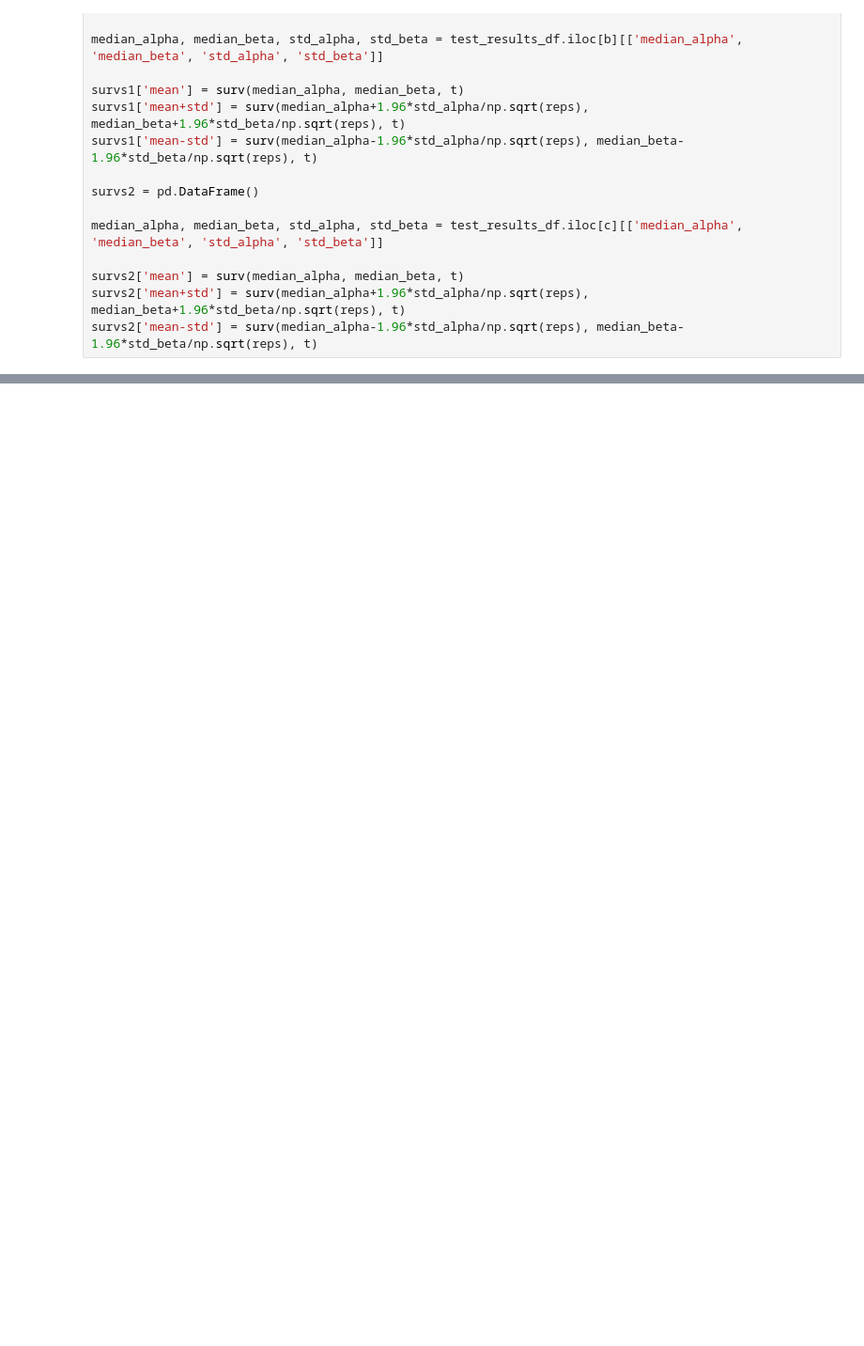
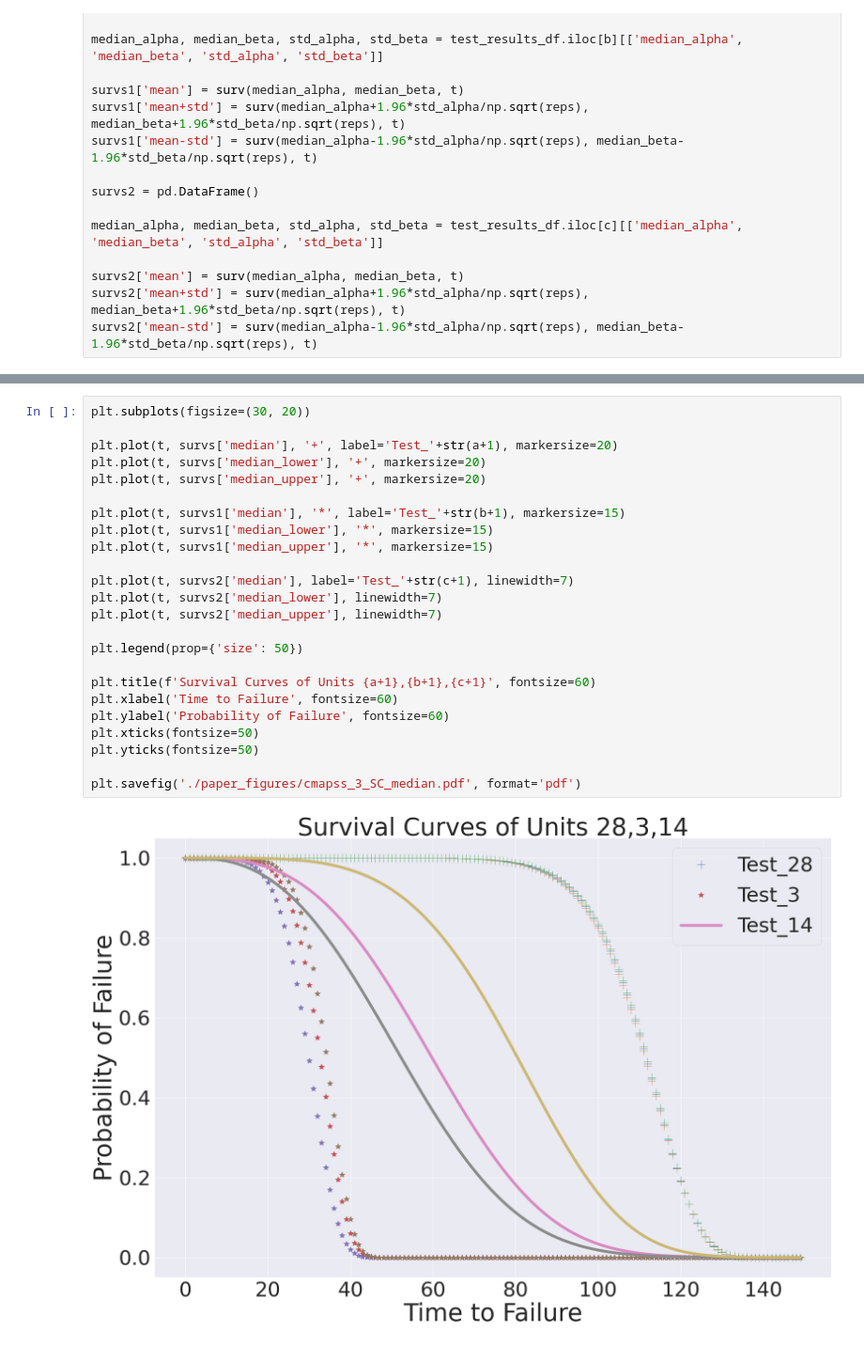
Before and after one commit to MariosKef/RULe, a Jupyter notebook: tests_dataset3.ipynb, the cells around one changed output, grey strips where cells are left out. Shown at 94% size. Drawn from its saved outputs; the diff is of its cells as text; blank space fills up the shorter version.

Commit message:
Updated calculation of survival curves using the median.

```diff
--- a/tests_dataset3.ipynb
+++ b/tests_dataset3.ipynb
@@ -880,0 +926,26 @@ plt.savefig('./paper_figures/cmapss_3_SC.pdf', format='pdf')
+# %%
+plt.subplots(figsize=(30, 20))
+
+plt.plot(t, survs['median'], '+', label='Test_'+str(a+1), markersize=20)
+plt.plot(t, survs['median_lower'], '+', markersize=20)
+plt.plot(t, survs['median_upper'], '+', markersize=20)
+
+plt.plot(t, survs1['median'], '*', label='Test_'+str(b+1), markersize=15)
+plt.plot(t, survs1['median_lower'], '*', markersize=15)
+plt.plot(t, survs1['median_upper'], '*', markersize=15)
+
+plt.plot(t, survs2['median'], label='Test_'+str(c+1), linewidth=7)
+plt.plot(t, survs2['median_lower'], linewidth=7)
+plt.plot(t, survs2['median_upper'], linewidth=7)
+
+plt.legend(prop={'size': 50})
+
+plt.title(f'Survival Curves of Units {a+1},{b+1},{c+1}', fontsize=60)
+plt.xlabel('Time to Failure', fontsize=60)
+plt.ylabel('Probability of Failure', fontsize=60)
+plt.xticks(fontsize=50)
+plt.yticks(fontsize=50)
+
+plt.savefig('./paper_figures/cmapss_3_SC_median.pdf', format='pdf')
+# %% [output]
+[figure, added]
```
Also changed, not shown: parts of 3 cells of this notebook.
